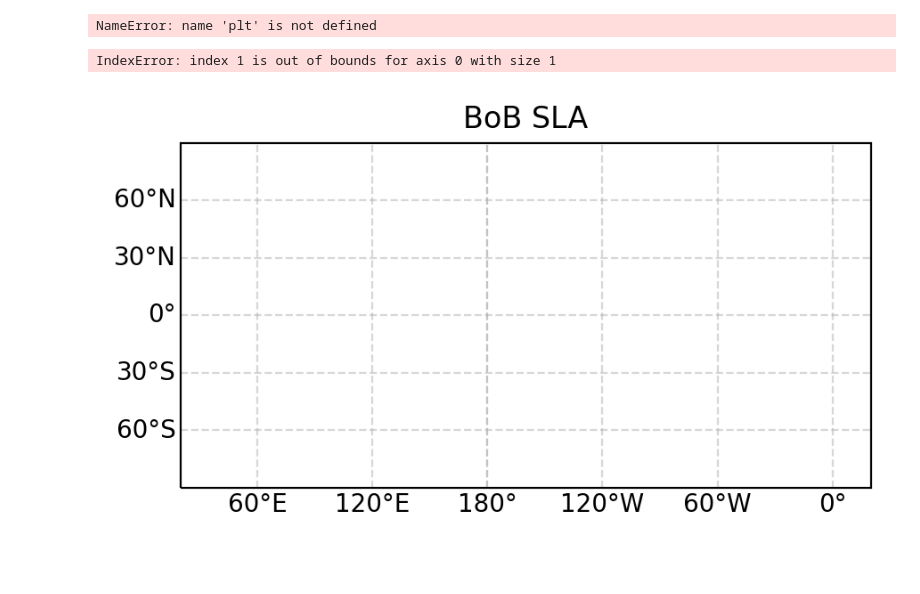
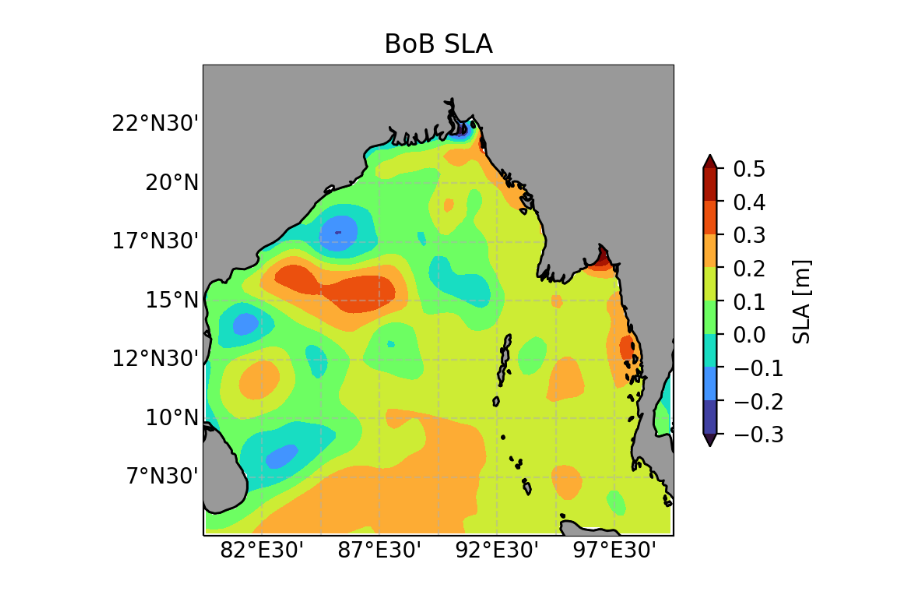
Before and after one commit to jtomfarrar/satellite_python_2022, a Jupyter notebook: notebooks/Fisrt_data-Copy1.ipynb, the cells around one changed output. Drawn from its saved outputs; the diff is of its cells as text; code cells hidden in the pictures; blank space fills up the shorter version.

```diff
--- a/notebooks/Fisrt_data-Copy1.ipynb
+++ b/notebooks/Fisrt_data-Copy1.ipynb
@@ -23,10 +24,12 @@ plotfiletype='png'
 # define savefig if we want to use if savefig
 savefig = 1
 # %%
-#specify the grid
-
-#xmin, xmax = (-126,-121)
-#ymin, ymax = (36.25,38.5)
+boxsize = 10
+Xo = 90
+Yo = 15
+xmin, xmax = (Xo - boxsize, Xo + boxsize)
+ymin, ymax = (Yo - boxsize, Yo + boxsize)
+extent = [xmin, xmax, ymin, ymax]
 # %%
 file = '../Data/dataset-duacs-nrt(7:10:219).nc'
 # %%
@@ -77,44 +64,20 @@ ax.quiver(longitude1, latitude1, u, v)
-# %%
-sla = ds.sla
-# %%
-timeindex = 0
-fig, ax = plt.subplots()
-ax.quiver(longitude1, latitude1, u, v)
-#ax.quiver(ds.longitude, ds.latitude, scale=3, transform=ccrs.PlateCarree())
-ax = plt.axes(projection = ccrs.PlateCarree(central_longitude=200))  # Orthographic
-ax.set_title('BoB SLA')
-plt.set_cmap(cmap=plt.get_cmap('nipy_spectral'))
-plt.set_cmap(cmap=plt.get_cmap('turbo'))
-gl = ax.gridlines(draw_labels=True, dms=True, x_inline=False, y_inline=False, alpha=0.5, linestyle='--')
-gl.top_labels = False
-gl.ylabels_right = False
-levels = 10
-cs = ax.contourf(ds.longitude,ds.latitude,np.squeeze(sla[timeindex ,:,:]), levels, extend='both', transform=ccrs.PlateCarree())
-#cs = ax.pcolormesh(ds.longitude,ds.latitude,np.squeeze(ds.sla), vmin=levels[0], vmax=levels[-1], transform=ccrs.PlateCarree())
-cb = plt.colorbar(cs,ax=ax,shrink=.8,pad=.05)
-#cb = plt.colorbar(cs,fraction = 0.022, extend='both')
-cb.set_label('SLA [m]',fontsize = 10)
-ax.coastlines()
-ax.add_feature(cartopy.feature.LAND, zorder=3, facecolor=[.6,.6,.6], edgecolor='black')
-# %% [output]
-NameError: name 'plt' is not defined
 # %%
-timeindex = 1
-ax1 = plt.axes(projection = ccrs.PlateCarree(central_longitude=200))  # Orthographic
-ax1.set_title('BoB SLA')
+ax = plt.axes(projection = ccrs.PlateCarree(central_longitude=200))  # Orthographic
+ax.set_title('BoB SLA')
 plt.set_cmap(cmap=plt.get_cmap('nipy_spectral'))
 plt.set_cmap(cmap=plt.get_cmap('turbo'))
-gl = ax1.gridlines(draw_labels=True, dms=True, x_inline=False, y_inline=False, alpha=0.5, linestyle='--')
+gl = ax.gridlines(draw_labels=True, dms=True, x_inline=False, y_inline=False, alpha=0.5, linestyle='--')
 gl.top_labels = False
 gl.ylabels_right = False
 levels = 10
-cs = ax1.contourf(ds.longitude,ds.latitude,np.squeeze(sla[timeindex ,:,:]), levels, extend='both', transform=ccrs.PlateCarree())
+cs = ax.contourf(ds.longitude,ds.latitude,np.squeeze(sla), levels, extend='both', transform=ccrs.PlateCarree())
 #cs = ax.pcolormesh(ds.longitude,ds.latitude,np.squeeze(ds.sla), vmin=levels[0], vmax=levels[-1], transform=ccrs.PlateCarree())
 #cb = plt.colorbar(cs,ax=ax,shrink=.8,pad=.05)
 cb = plt.colorbar(cs,fraction = 0.022, extend='both')
 cb.set_label('SLA [m]',fontsize = 10)
-ax1.coastlines()
-ax1.add_feature(cartopy.feature.LAND, zorder=3, facecolor=[.6,.6,.6], edgecolor='black')
+ax.coastlines()
+ax.add_feature(cartopy.feature.LAND, zorder=3, facecolor=[.6,.6,.6], edgecolor='black')
+
+ax.set_extent(extent, crs=ccrs.PlateCarree())
 # %% [output]
-IndexError: index 1 is out of bounds for axis 0 with size 1
-[figure, old version]
+[figure, new version]
```
Also changed, not shown: parts of 6 cells of this notebook, 2 other files.
